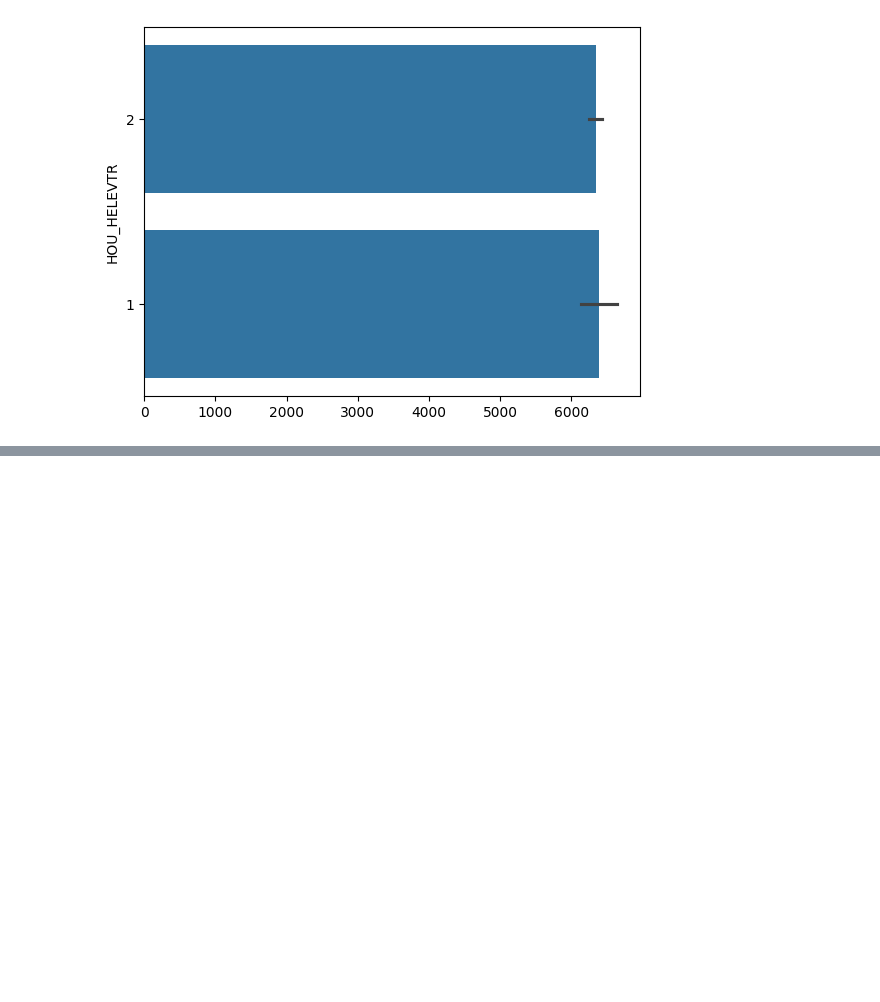
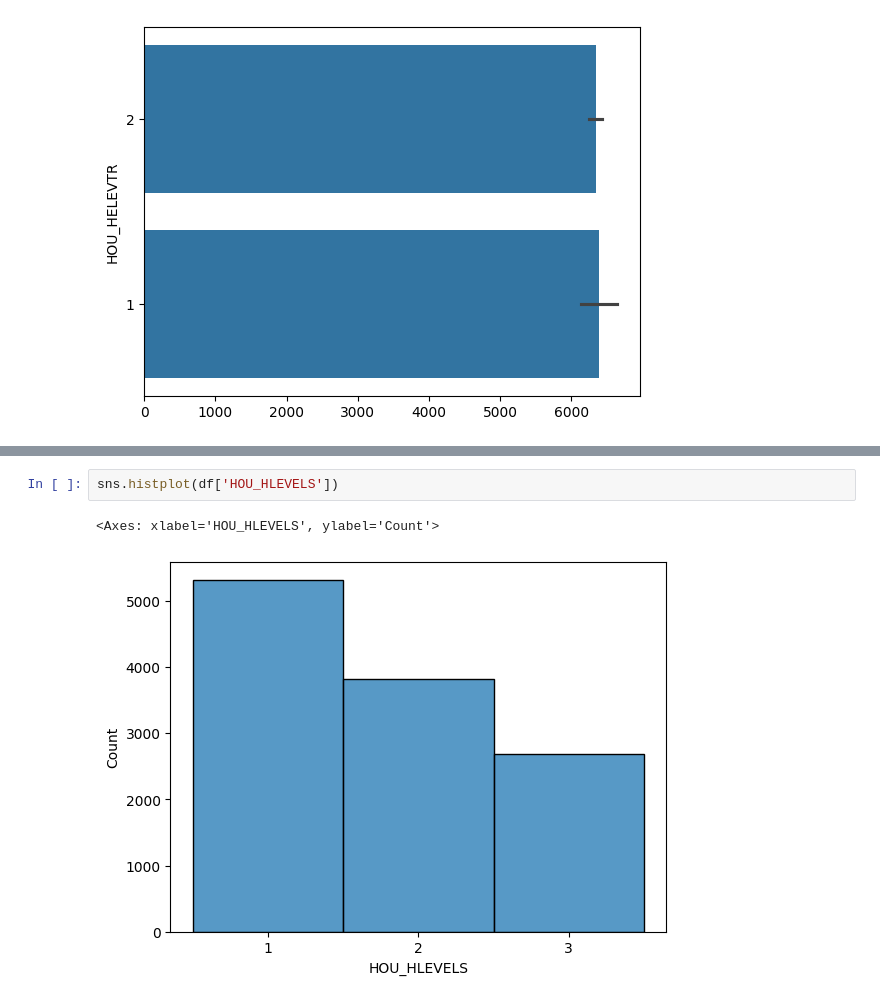
Before and after one commit to gkbrasselle/visualization, a Jupyter notebook: assignment/assignment.ipynb, the cells around one changed output, grey strips where cells are left out. Saved outputs shown, nothing was run; the diff lists cells and outputs as text; blank space fills up the shorter version.

```diff
--- a/assignment/assignment.ipynb
+++ b/assignment/assignment.ipynb
@@ -360,0 +378,5 @@ sns.barplot(df['HOU_HELEVTR'])
+# %%
+sns.histplot(df['HOU_HLEVELS'])
+# %% [output]
+<Axes: xlabel='HOU_HLEVELS', ylabel='Count'>
+[figure, added]
```
Also changed, not shown: parts of 10 cells of this notebook.
